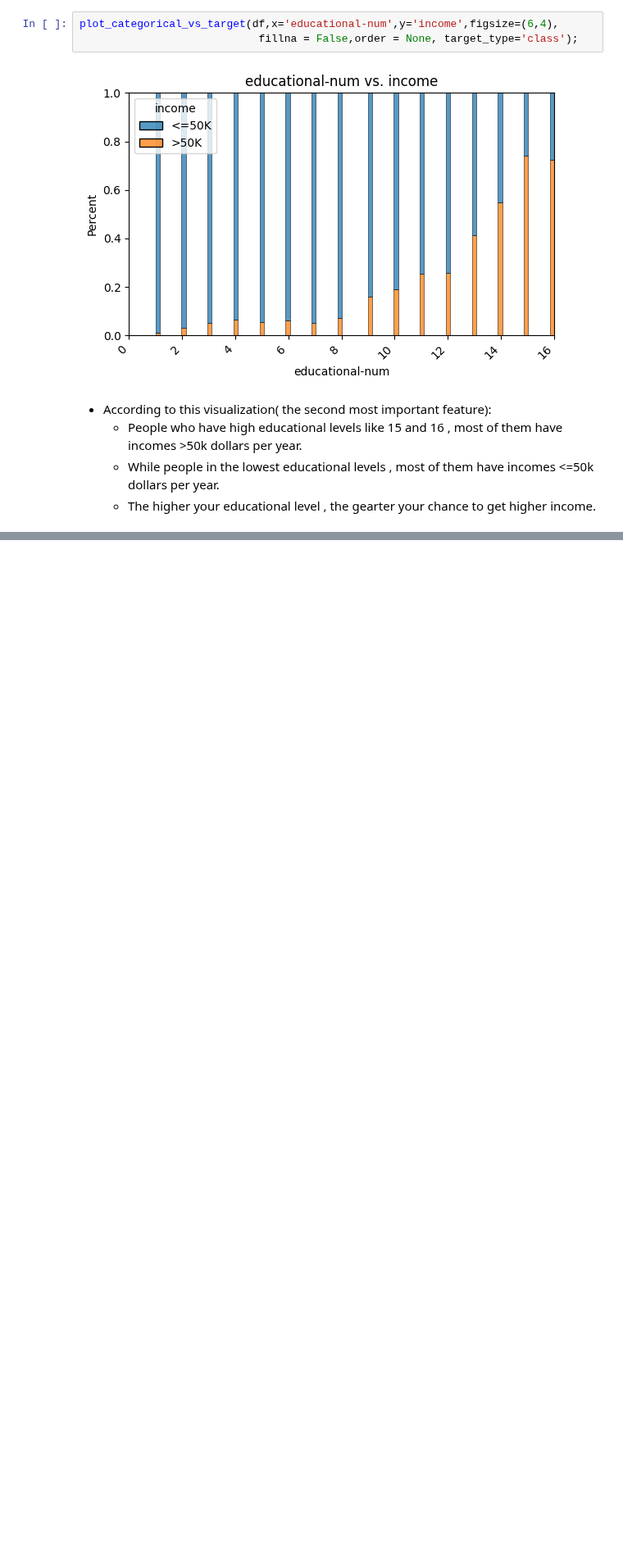
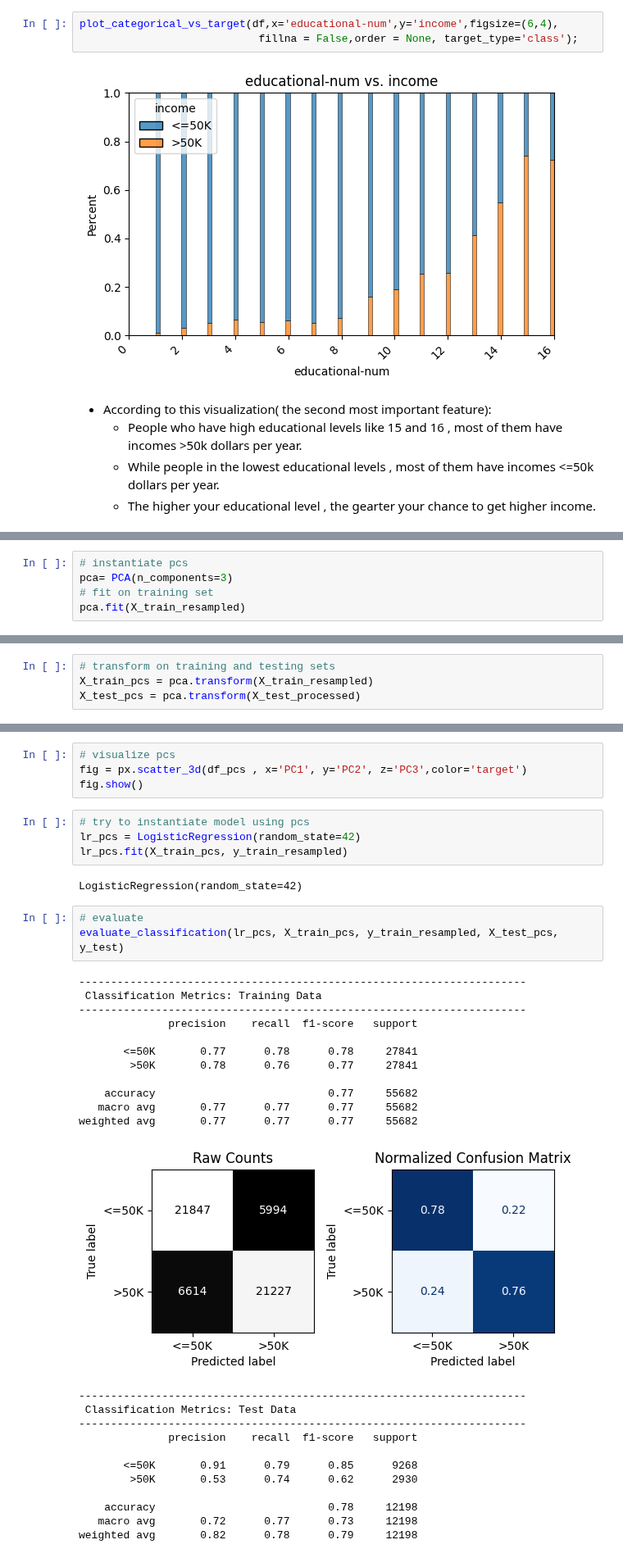
Before and after one commit to insafroumy/Adult-Income-Prediction, a Jupyter notebook: Adult_Income_Prediction.ipynb, the cells around one changed output, grey strips where cells are left out. Shown at 82% size. Cells and saved outputs as stored; diff of their text form; blank space fills up the shorter version.

```diff
--- a/Adult_Income_Prediction.ipynb
+++ b/Adult_Income_Prediction.ipynb
@@ -652,0 +746,5 @@ plot_categorical_vs_target(df,x='educational-num',y='income',figsize=(6,4),
+# %%
+# instantiate pcs
+pca= PCA(n_components=3)
+# fit on training set
+pca.fit(X_train_resampled)
@@ -652,0 +753,4 @@ plot_categorical_vs_target(df,x='educational-num',y='income',figsize=(6,4),
+# %%
+# transform on training and testing sets
+X_train_pcs = pca.transform(X_train_resampled)
+X_test_pcs = pca.transform(X_test_processed)
@@ -652,0 +770,37 @@ plot_categorical_vs_target(df,x='educational-num',y='income',figsize=(6,4),
+# %%
+# visualize pcs
+fig = px.scatter_3d(df_pcs , x='PC1', y='PC2', z='PC3',color='target')
+fig.show()
+# %%
+# try to instantiate model using pcs
+lr_pcs = LogisticRegression(random_state=42)
+lr_pcs.fit(X_train_pcs, y_train_resampled)
+# %% [output]
+LogisticRegression(random_state=42)
+# %%
+# evaluate
+evaluate_classification(lr_pcs, X_train_pcs, y_train_resampled, X_test_pcs, y_test)
+# %% [output]
+----------------------------------------------------------------------
+ Classification Metrics: Training Data
+----------------------------------------------------------------------
+              precision    recall  f1-score   support
+
+       <=50K       0.77      0.78      0.78     27841
+        >50K       0.78      0.76      0.77     27841
+
+    accuracy                           0.77     55682
+   macro avg       0.77      0.77      0.77     55682
+weighted avg       0.77      0.77      0.77     55682
+[figure, added]
+----------------------------------------------------------------------
+ Classification Metrics: Test Data
+----------------------------------------------------------------------
+              precision    recall  f1-score   support
+
+       <=50K       0.91      0.79      0.85      9268
+        >50K       0.53      0.74      0.62      2930
+
+    accuracy                           0.78     12198
+   macro avg       0.72      0.77      0.73     12198
+weighted avg       0.82      0.78      0.79     12198
```
Also changed, not shown: parts of 35 cells of this notebook.
